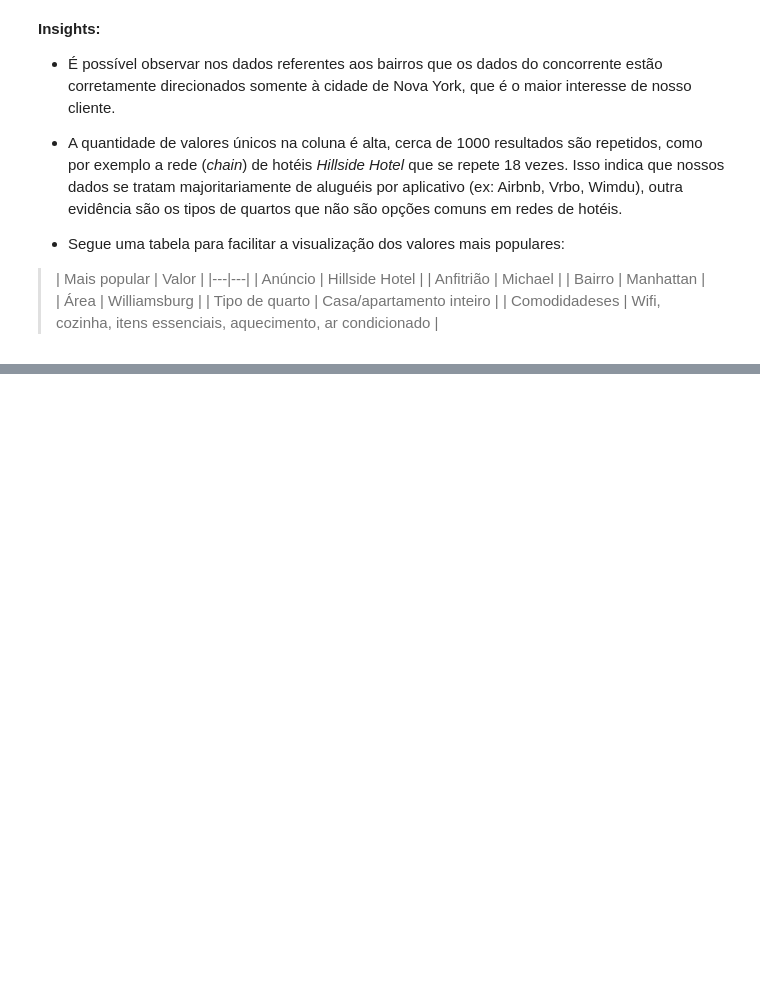
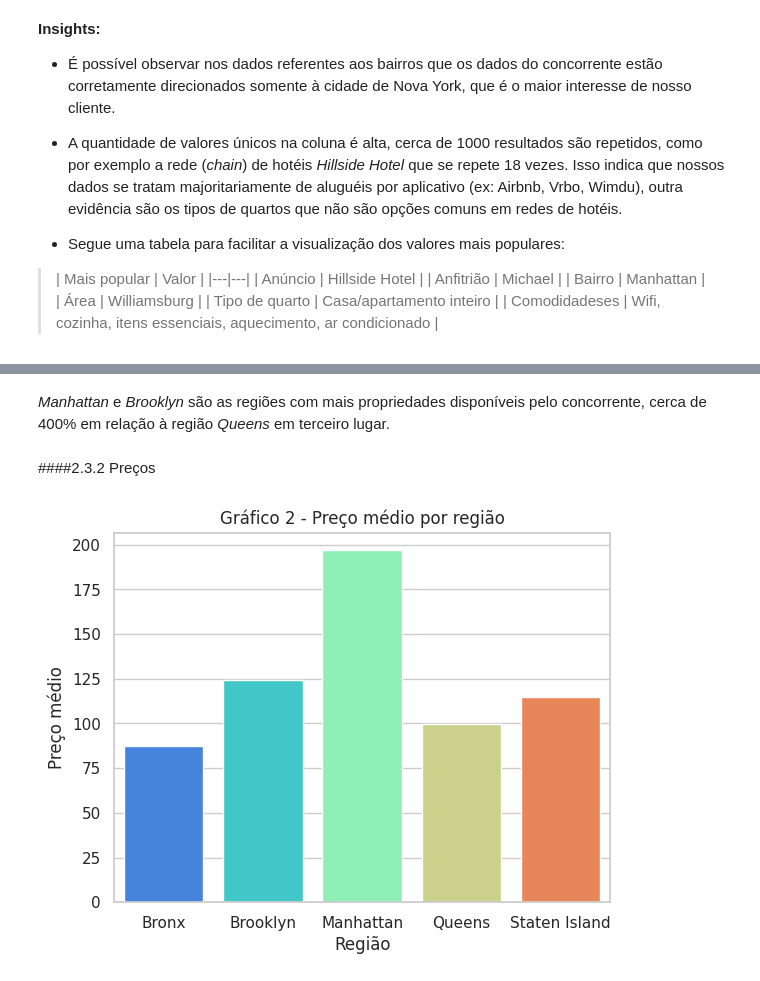
Before and after one commit to carneiro-fernando/lighthouse, a Jupyter notebook: Desafio_Lighthouse_DS.ipynb, the cells around one changed output, grey strips where cells are left out. Cells and saved outputs as stored; diff of their text form; code cells hidden in the pictures; blank space fills up the shorter version.

```diff
--- a/Desafio_Lighthouse_DS.ipynb
+++ b/Desafio_Lighthouse_DS.ipynb
@@ -270,0 +308,15 @@ Tipos de quarto: ['Entire home/apt' 'Private room' 'Shared room']
+# %% [markdown]
+*Manhattan* e *Brooklyn* são as regiões com mais propriedades disponíveis pelo concorrente, cerca de 400% em relação à região *Queens* em terceiro lugar.
+# %% [markdown]
+####2.3.2 Preços
+# %%
+with sns.axes_style('whitegrid'):
+  grafico = sns.barplot(
+      x=df.groupby('bairro_group')['price'].mean().index,
+      y=df.groupby('bairro_group')['price'].mean().values,
+      palette='rainbow')
+  grafico.set(title='Gráfico 2 - Preço médio por região',
+                xlabel='Região',
+                ylabel='Preço médio')
+# %% [output]
+[figure, added]
```
Also changed, not shown: parts of 35 cells of this notebook.
